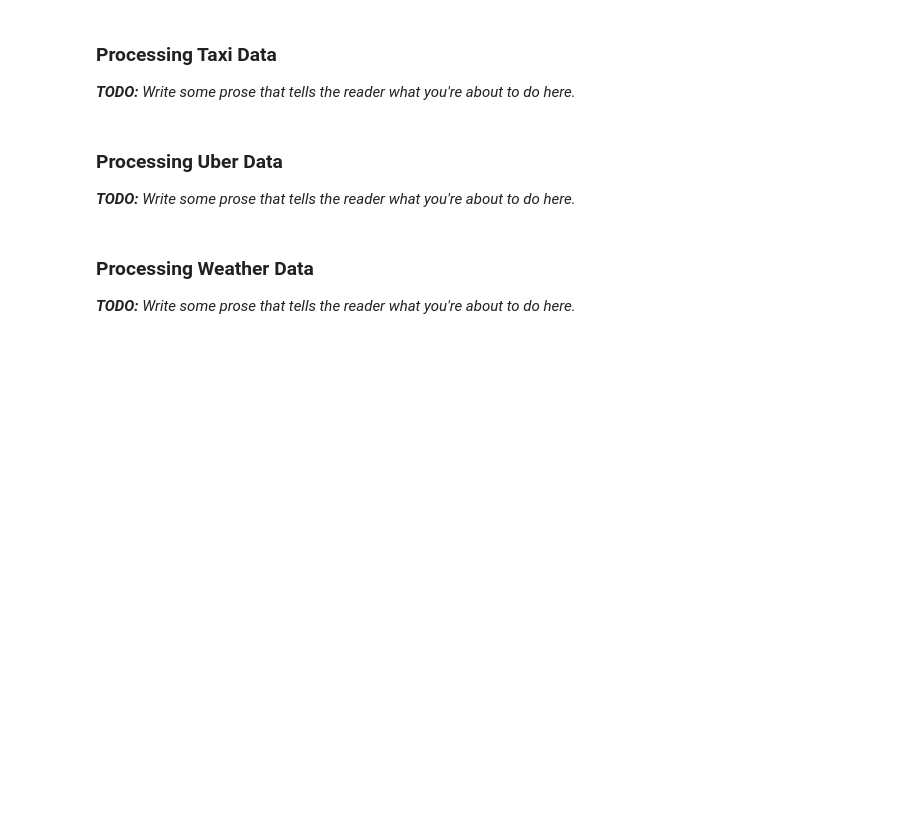
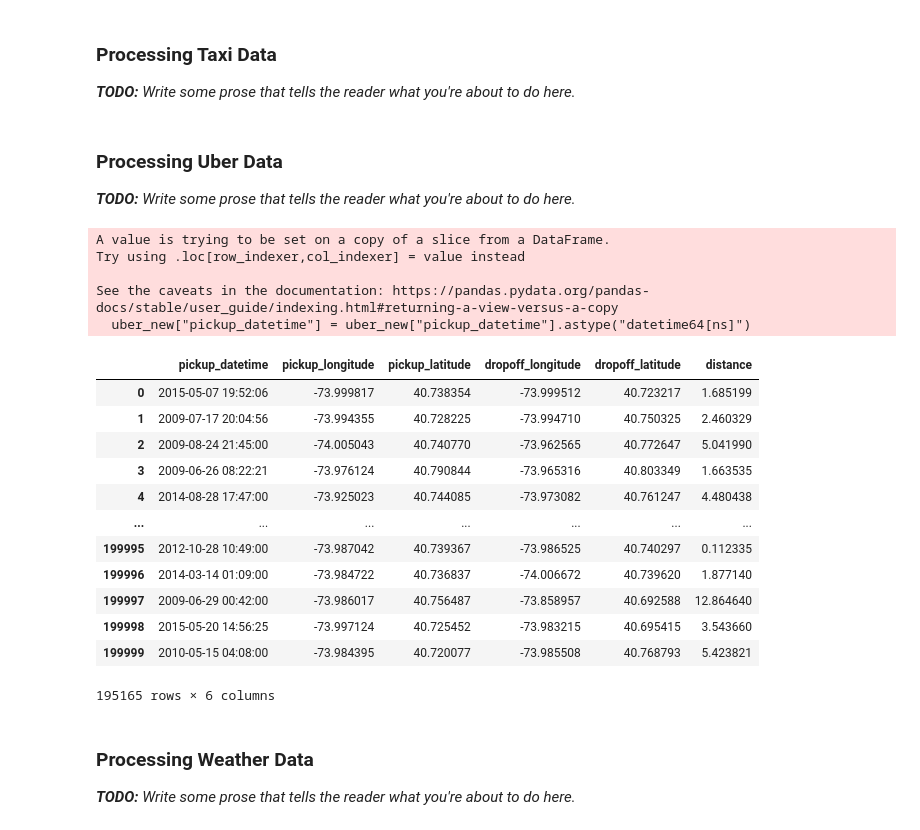
Before and after one commit to Yujdd/4501FP, a Jupyter notebook: Group7_FP.ipynb, the cells around one changed output. Drawn from its saved outputs; the diff is of its cells as text; code cells hidden in the pictures; blank space fills up the shorter version.

```diff
--- a/Group7_FP.ipynb
+++ b/Group7_FP.ipynb
@@ -268,10 +266,31 @@ def load_and_clean_uber_data(csv_file):
     return uber_new
 # %%
 def get_uber_data():
-    uber_dataframe = load_and_clean_uber_data(UBER_DATA)
+    uber_dataframe = load_and_clean_uber_data(UBER_CSV)
     add_distance_column(uber_dataframe)
 
     return uber_dataframe
+# %%
+get_uber_data()
+# %% [output]
+A value is trying to be set on a copy of a slice from a DataFrame.
+Try using .loc[row_indexer,col_indexer] = value instead
+
+See the caveats in the documentation: https://pandas.pydata.org/pandas-docs/stable/user_guide/indexing.html#returning-a-view-versus-a-copy
+  uber_new["pickup_datetime"] = uber_new["pickup_datetime"].astype("datetime64[ns]")
+|  | pickup_datetime | pickup_longitude | pickup_latitude | dropoff_longitude | dropoff_latitude | distance |
+| 0 | 2015-05-07 19:52:06 | -73.999817 | 40.738354 | -73.999512 | 40.723217 | 1.685199 |
+| 1 | 2009-07-17 20:04:56 | -73.994355 | 40.728225 | -73.994710 | 40.750325 | 2.460329 |
+| 2 | 2009-08-24 21:45:00 | -74.005043 | 40.740770 | -73.962565 | 40.772647 | 5.041990 |
+| 3 | 2009-06-26 08:22:21 | -73.976124 | 40.790844 | -73.965316 | 40.803349 | 1.663535 |
+| 4 | 2014-08-28 17:47:00 | -73.925023 | 40.744085 | -73.973082 | 40.761247 | 4.480438 |
+| ... | ... | ... | ... | ... | ... | ... |
+| 199995 | 2012-10-28 10:49:00 | -73.987042 | 40.739367 | -73.986525 | 40.740297 | 0.112335 |
+| 199996 | 2014-03-14 01:09:00 | -73.984722 | 40.736837 | -74.006672 | 40.739620 | 1.877140 |
+| 199997 | 2009-06-29 00:42:00 | -73.986017 | 40.756487 | -73.858957 | 40.692588 | 12.864640 |
+| 199998 | 2015-05-20 14:56:25 | -73.997124 | 40.725452 | -73.983215 | 40.695415 | 3.543660 |
+| 199999 | 2010-05-15 04:08:00 | -73.984395 | 40.720077 | -73.985508 | 40.768793 | 5.423821 |
+195165 rows × 6 columns
 # %% [markdown]
 ### Processing Weather Data
 
```
Also changed, not shown: parts of 3 cells of this notebook.
